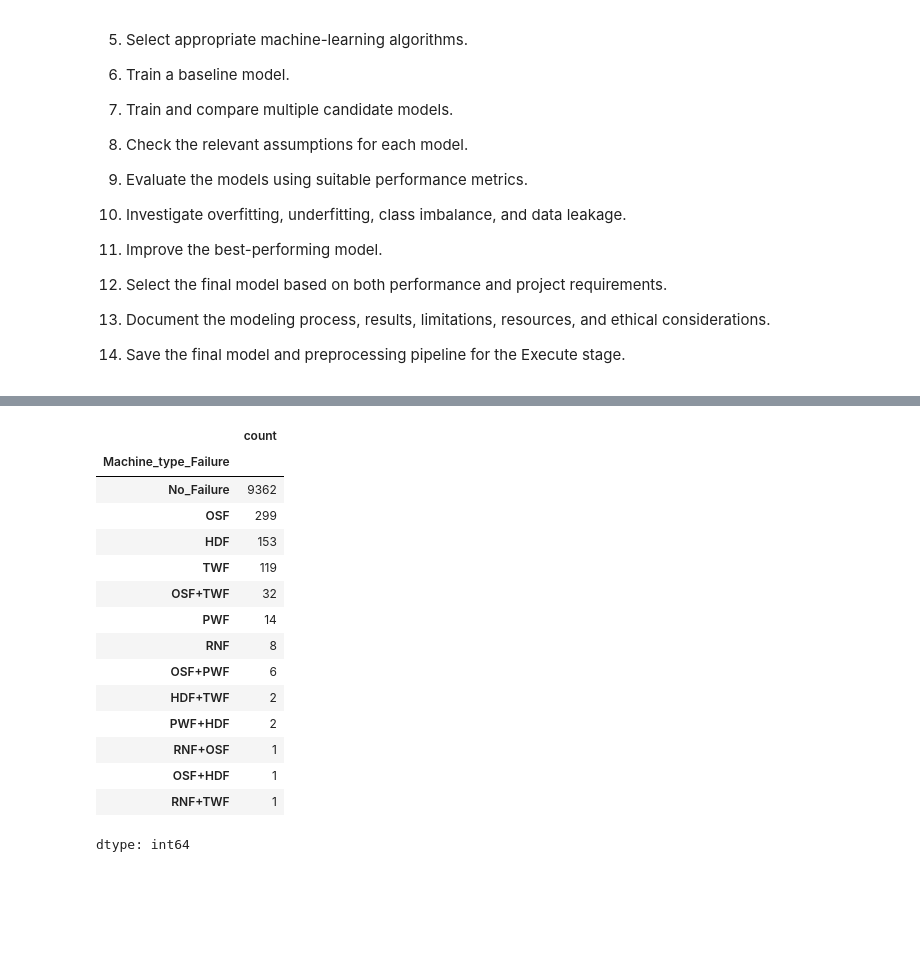
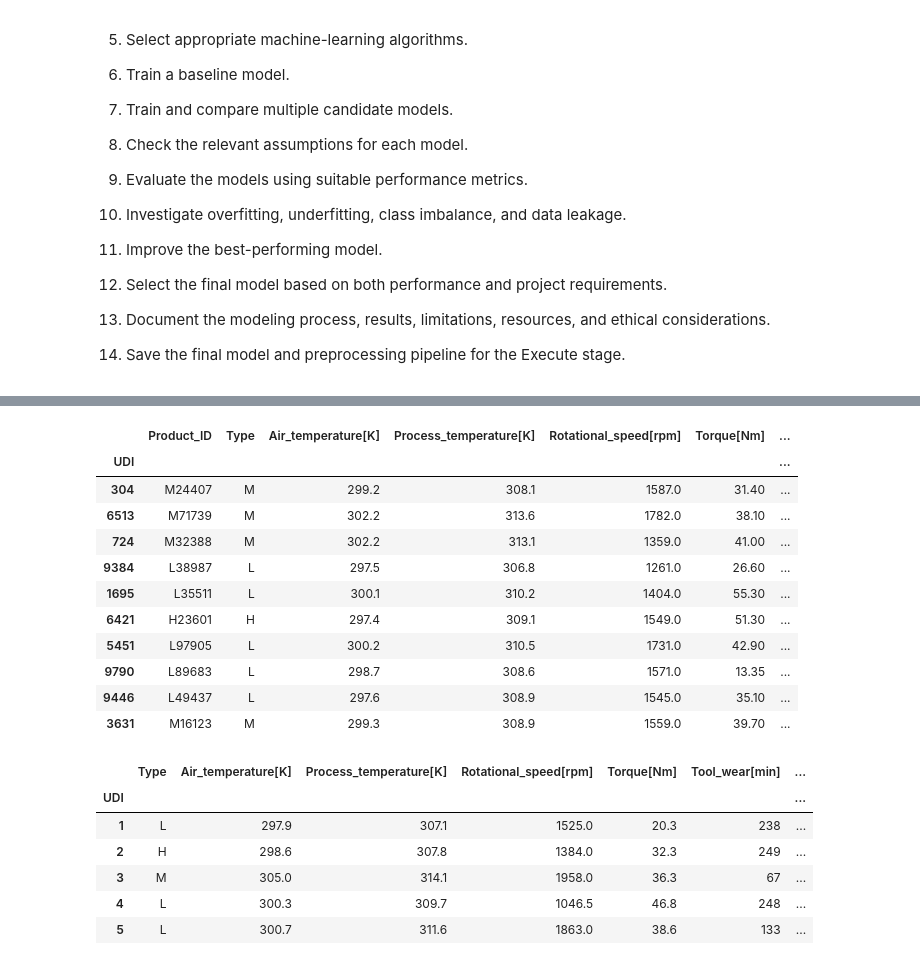
Before and after one commit to abdulrahman0700/Industrial_Predictive_Maintenance_Elevvo_internship, a Jupyter notebook: Notebooks/03_Construct.ipynb, the cells around one changed output, grey strips where cells are left out. Drawn from its saved outputs; the diff is of its cells as text; code cells hidden in the pictures; blank space fills up the shorter version.

```diff
--- a/Notebooks/03_Construct.ipynb
+++ b/Notebooks/03_Construct.ipynb
@@ -62,0 +80,15 @@ df.sample(5)
+# %%
+df.sample(10)
+# %% [output]
+|  | Product_ID | Type | Air_temperature[K] | Process_temperature[K] | Rotational_speed[rpm] | Torque[Nm] | ... |
+| UDI |  |  |  |  |  |  | ... |
+| 304 | M24407 | M | 299.2 | 308.1 | 1587.0 | 31.40 | ... |
+| 6513 | M71739 | M | 302.2 | 313.6 | 1782.0 | 38.10 | ... |
+| 724 | M32388 | M | 302.2 | 313.1 | 1359.0 | 41.00 | ... |
+| 9384 | L38987 | L | 297.5 | 306.8 | 1261.0 | 26.60 | ... |
+| 1695 | L35511 | L | 300.1 | 310.2 | 1404.0 | 55.30 | ... |
+| 6421 | H23601 | H | 297.4 | 309.1 | 1549.0 | 51.30 | ... |
+| 5451 | L97905 | L | 300.2 | 310.5 | 1731.0 | 42.90 | ... |
+| 9790 | L89683 | L | 298.7 | 308.6 | 1571.0 | 13.35 | ... |
+| 9446 | L49437 | L | 297.6 | 308.9 | 1545.0 | 35.10 | ... |
+| 3631 | M16123 | M | 299.3 | 308.9 | 1559.0 | 39.70 | ... |
@@ -67,30 +98,0 @@ df_copy['Machine_type_Failure'] = 0
-# %%
-lst_with_1 = [df_copy[col] == 1 for col in column]
-lst_with_1_name = [col[-4:-1] for col in column]
-df_copy['Machine_type_Failure'] = np.select(lst_with_1, lst_with_1_name, default="No_Failure")
-
-for col_1 in column :
-  for col_2 in column:
-    if col_1 == col_2:
-      continue
-    mask = (df_copy[col_1] == 1) & (df_copy[col_2] == 1)
-    df_copy.loc[mask, 'Machine_type_Failure'] = f"{col_1[-4:-1]}+{col_2[-4:-1]}"
-
-df_copy['Machine_type_Failure'].value_counts()
-# %% [output]
-|  | count |
-| Machine_type_Failure |  |
-| No_Failure | 9362 |
-| OSF | 299 |
-| HDF | 153 |
-| TWF | 119 |
-| OSF+TWF | 32 |
-| PWF | 14 |
-| RNF | 8 |
-| OSF+PWF | 6 |
-| HDF+TWF | 2 |
-| PWF+HDF | 2 |
-| RNF+OSF | 1 |
-| OSF+HDF | 1 |
-| RNF+TWF | 1 |
-dtype: int64
@@ -112,0 +99,10 @@ Type_of_failure = {"No_Failure":0,
+# %%
+df_copy.head()
+# %% [output]
+|  | Type | Air_temperature[K] | Process_temperature[K] | Rotational_speed[rpm] | Torque[Nm] | Tool_wear[min] | ... |
+| UDI |  |  |  |  |  |  | ... |
+| 1 | L | 297.9 | 307.1 | 1525.0 | 20.3 | 238 | ... |
+| 2 | H | 298.6 | 307.8 | 1384.0 | 32.3 | 249 | ... |
+| 3 | M | 305.0 | 314.1 | 1958.0 | 36.3 | 67 | ... |
+| 4 | L | 300.3 | 309.7 | 1046.5 | 46.8 | 248 | ... |
+| 5 | L | 300.7 | 311.6 | 1863.0 | 38.6 | 133 | ... |
```
Also changed, not shown: parts of 29 cells of this notebook.
